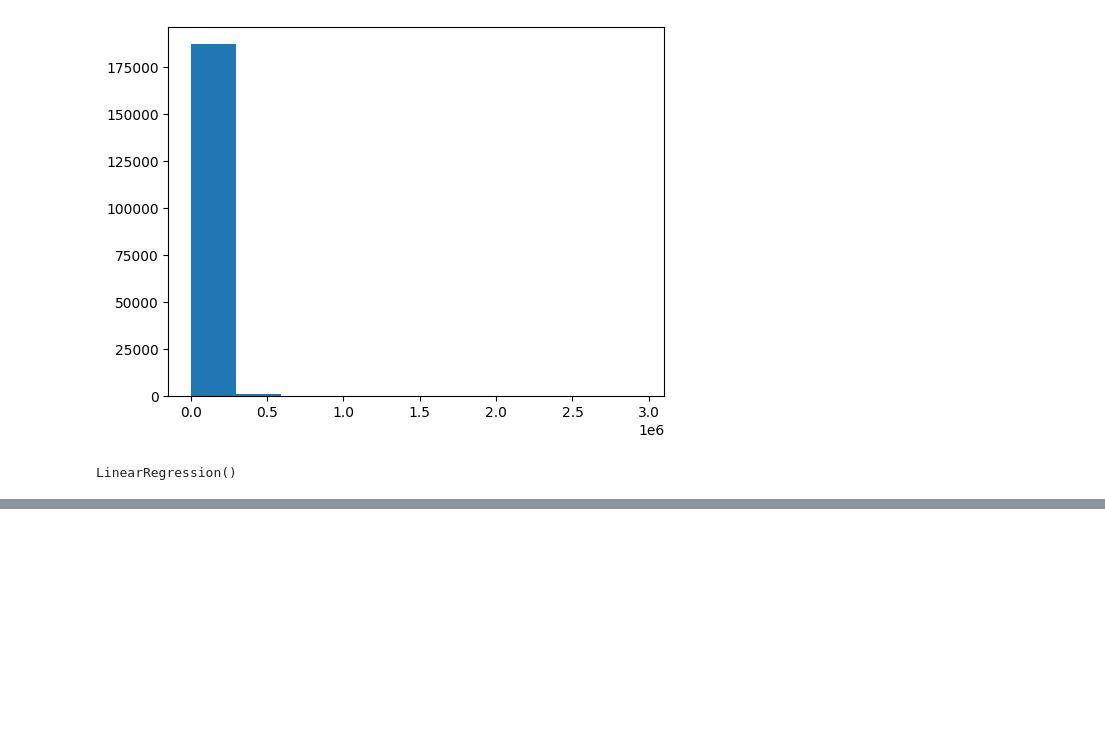
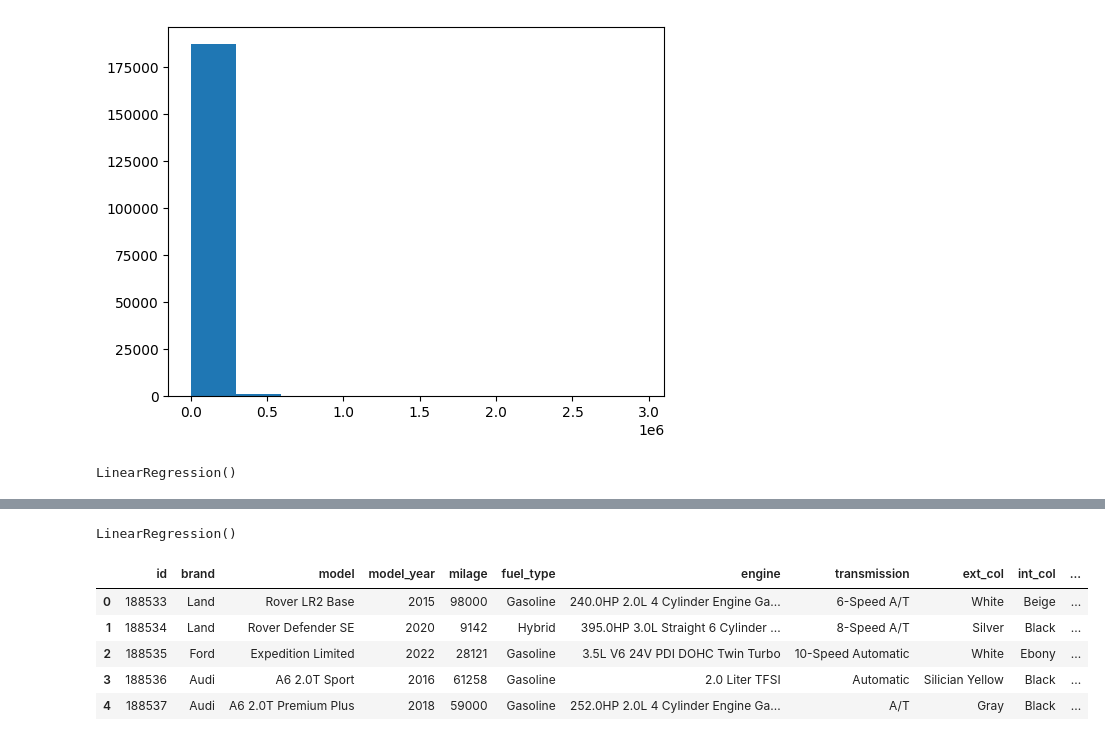
Before and after one commit to Abdulmathin-shaik/Kaggle, a Jupyter notebook: used-car-prices-regression.ipynb, the cells around one changed output, grey strips where cells are left out. Drawn from its saved outputs; the diff is of its cells as text; code cells hidden in the pictures; blank space fills up the shorter version.

Commit message:
Kaggle Notebook | Used Car Prices - Regression | Version 5

```diff
--- a/used-car-prices-regression.ipynb
+++ b/used-car-prices-regression.ipynb
@@ -373,0 +319,20 @@ print(f"R-squared: {r2}")
+# %%
+model
+# %% [output]
+LinearRegression()
+# %%
+test_df = pd.read_csv('/kaggle/input/playground-series-s4e9/test.csv')
+# %%
+# Fill missing values in the test set using the same strategy as the training set
+test_df['fuel_type'] = test_df['fuel_type'].fillna(test_df['fuel_type'].mode()[0])
+test_df['accident'] = test_df['accident'].fillna(test_df['accident'].mode()[0])
+test_df['clean_title'] = test_df['clean_title'].fillna(test_df['clean_title'].mode()[0])
+# %%
+test_df.head()
+# %% [output]
+|  | id | brand | model | model_year | milage | fuel_type | engine | transmission | ext_col | int_col | ... |
+| 0 | 188533 | Land | Rover LR2 Base | 2015 | 98000 | Gasoline | 240.0HP 2.0L 4 Cylinder Engine Ga... | 6-Speed A/T | White | Beige | ... |
+| 1 | 188534 | Land | Rover Defender SE | 2020 | 9142 | Hybrid | 395.0HP 3.0L Straight 6 Cylinder ... | 8-Speed A/T | Silver | Black | ... |
+| 2 | 188535 | Ford | Expedition Limited | 2022 | 28121 | Gasoline | 3.5L V6 24V PDI DOHC Twin Turbo | 10-Speed Automatic | White | Ebony | ... |
+| 3 | 188536 | Audi | A6 2.0T Sport | 2016 | 61258 | Gasoline | 2.0 Liter TFSI | Automatic | Silician Yellow | Black | ... |
+| 4 | 188537 | Audi | A6 2.0T Premium Plus | 2018 | 59000 | Gasoline | 252.0HP 2.0L 4 Cylinder Engine Ga... | A/T | Gray | Black | ... |
```
Also changed, not shown: parts of 19 cells of this notebook.
